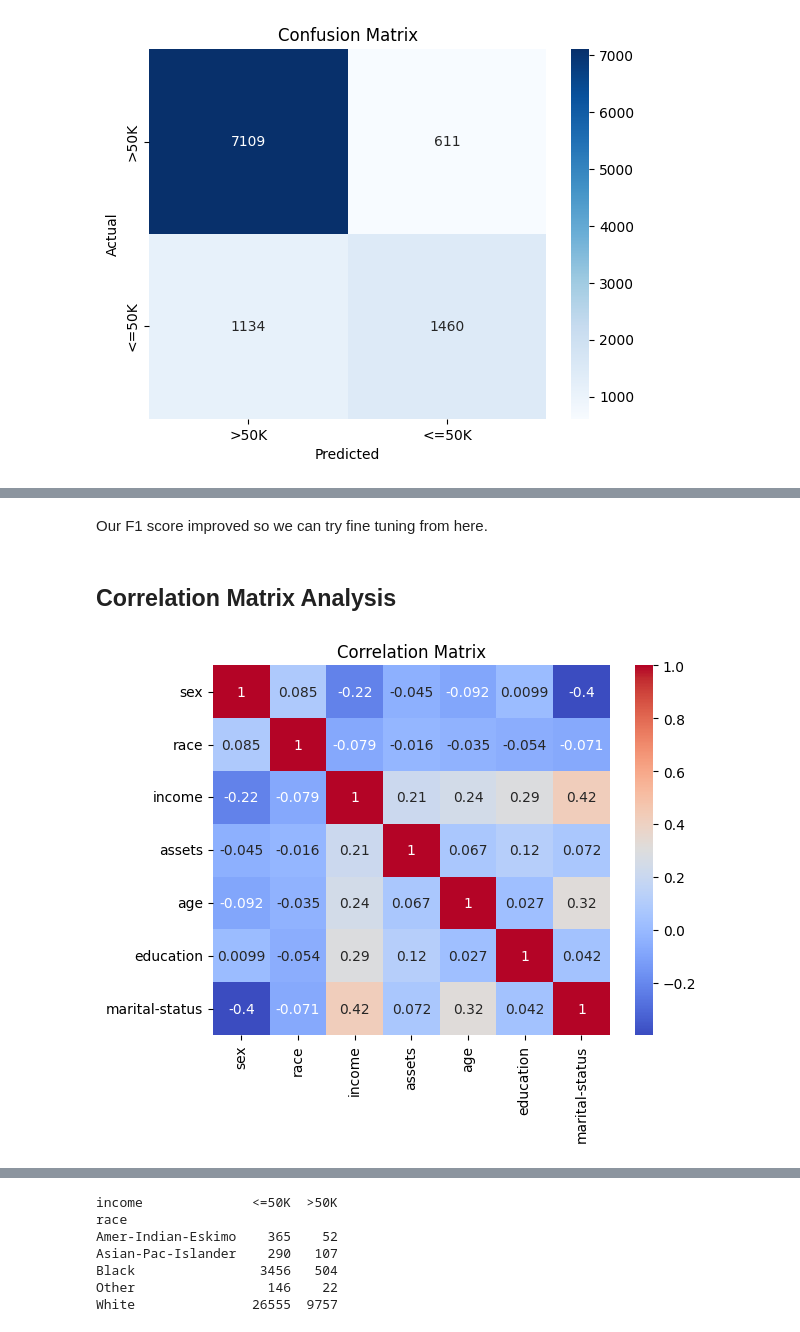
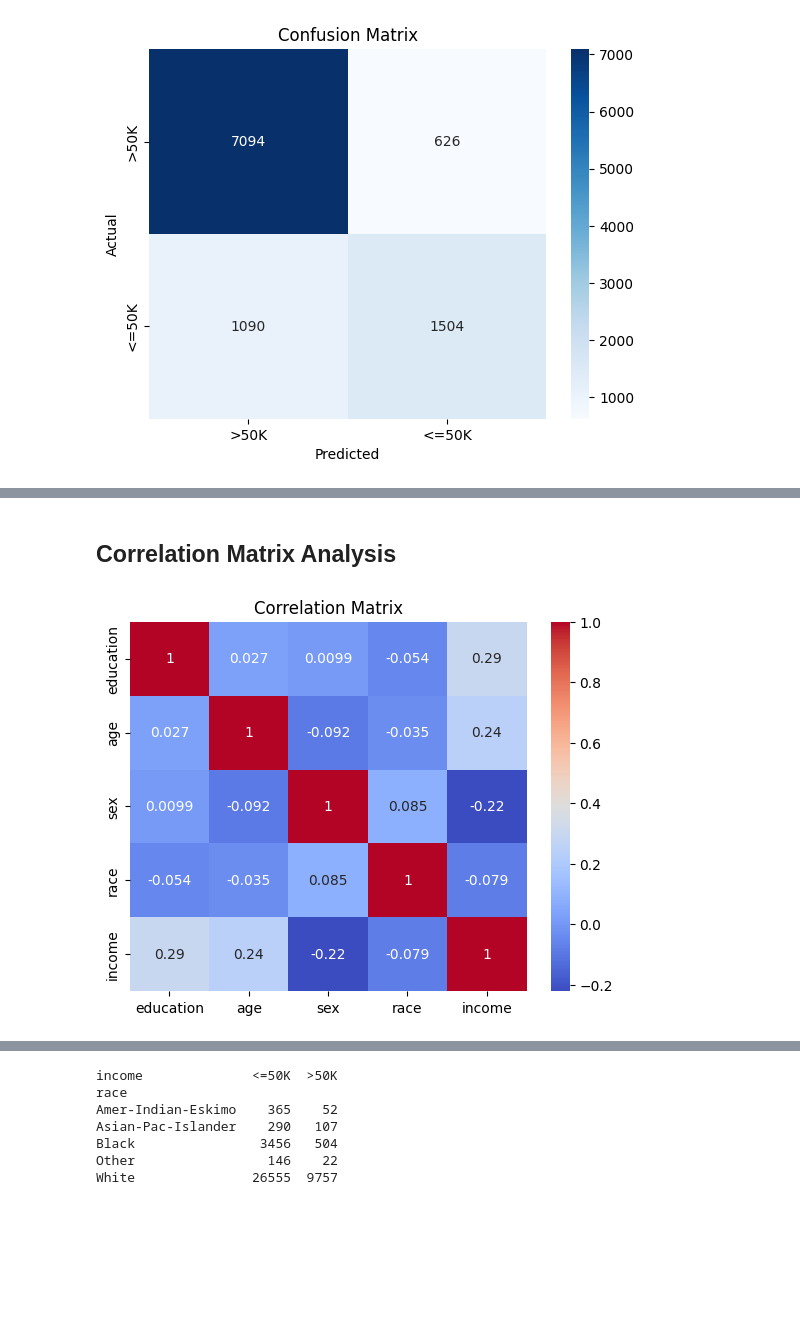
Before and after one commit to AIBC2024/Group-2-Census-Income, a Jupyter notebook: Group_2_Census_Income_ML_Model.ipynb, the cells around one changed output, grey strips where cells are left out. Cells and saved outputs as stored; diff of their text form; code cells hidden in the pictures; blank space fills up the shorter version.

```diff
--- a/Group_2_Census_Income_ML_Model.ipynb
+++ b/Group_2_Census_Income_ML_Model.ipynb
@@ -207,9 +210,6 @@ census_combined_df = census_combined_df.drop_duplicates()
 census_combined_df.shape
 # %% [output]
 (45173, 15)
-# %%
-# Calculate assets (capital-gain - capital-loss)
-census_combined_df['assets'] = census_combined_df['capital-gain'] - census_combined_df['capital-loss']
 # %%
 # Check unique values in the each column
 # Make sure there are no "?", ".", or extra spaces in the values
@@ -650,15 +649,14 @@ Name: count, dtype: int64
 # %%
 # Drop relationship column, extra noise we don't need
 # Instead, we will use the marital-status column
-#census_combined_df = census_combined_df.drop(columns=['relationship'])
+census_combined_df = census_combined_df.drop(columns=['relationship'])
 # %%
 # Drop the education num column - this is extra noise we don't need
 # instead, we will use the education column
-#census_combined_df = census_combined_df.drop(columns=['education-num'])
+census_combined_df = census_combined_df.drop(columns=['education-num'])
 # %%
-# Drop native-country column, since everything already changed to USA, and capital-gain and capital-loss, education-num, and relationship.
-# Education column and marital status is used in lieu of the other two
-census_combined_df = census_combined_df.drop(columns=['native-country', 'capital-gain', 'capital-loss', 'education-num', 'relationship'])
+# Drop native-country column, since everything already changed to USA
+census_combined_df = census_combined_df.drop(columns=['native-country'])
 # %%
 census_combined_df.sample(20)
 # %% [output]
@@ -1115,13 +1055,11 @@ plt.show()
-# %% [markdown]
-Our F1 score improved so we can try fine tuning from here.
 # %% [markdown]
 ## Correlation Matrix Analysis
 # %%
 ## Create a corrlation heatmap
-corr = census_combined_df[['sex', 'race', 'income', 'assets', 'age', 'education', 'marital-status']].corr()
+corr = census_combined_df[['education', 'age', 'sex', 'race', 'income']].corr()
 sns.heatmap(corr, annot=True, cmap='coolwarm')
 plt.title('Correlation Matrix')
 plt.show()
 # %% [output]
-[figure, old version]
+[figure, new version]
 # %% [markdown]
```
Also changed, not shown: parts of 38 cells of this notebook.
